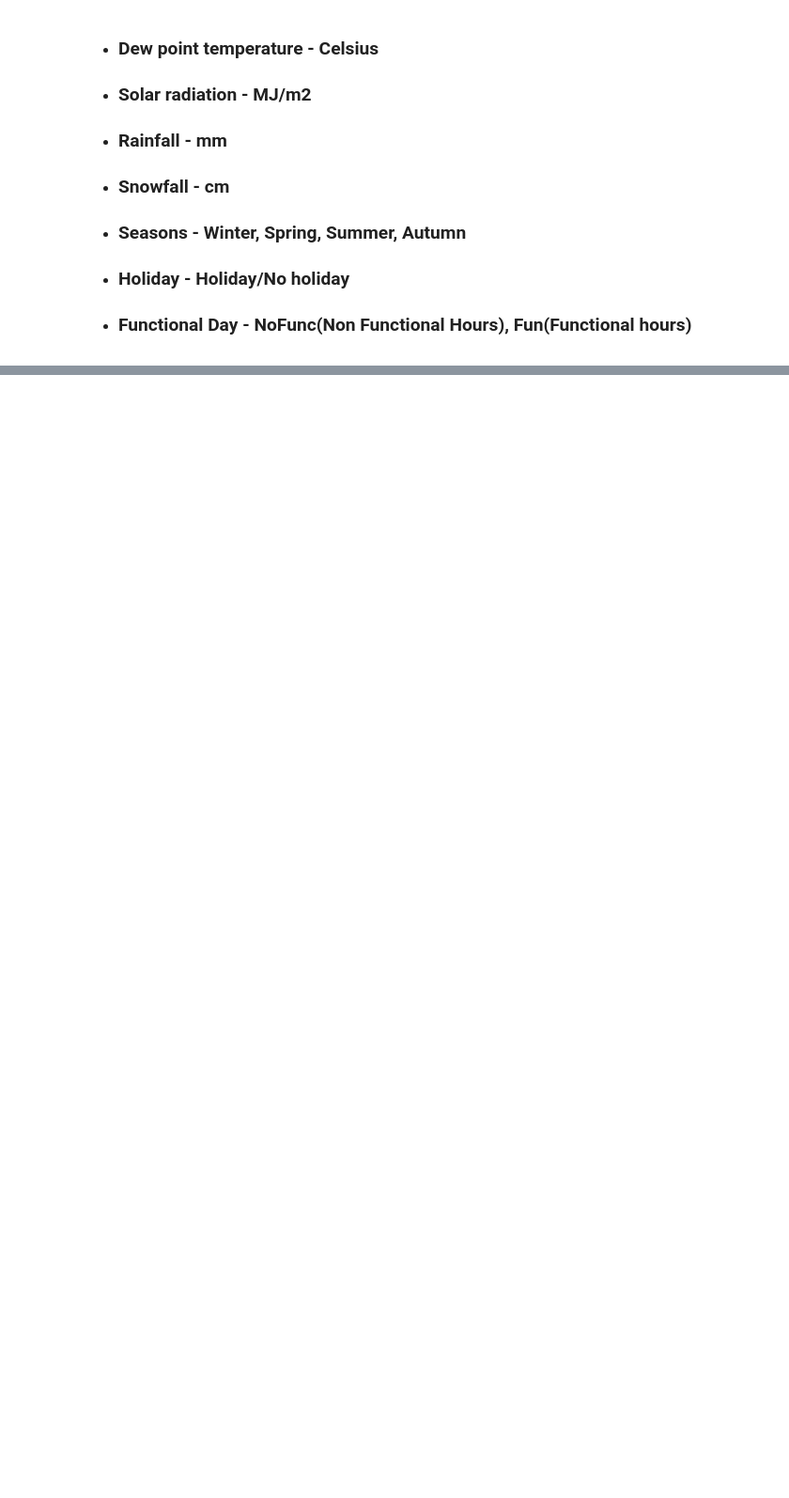
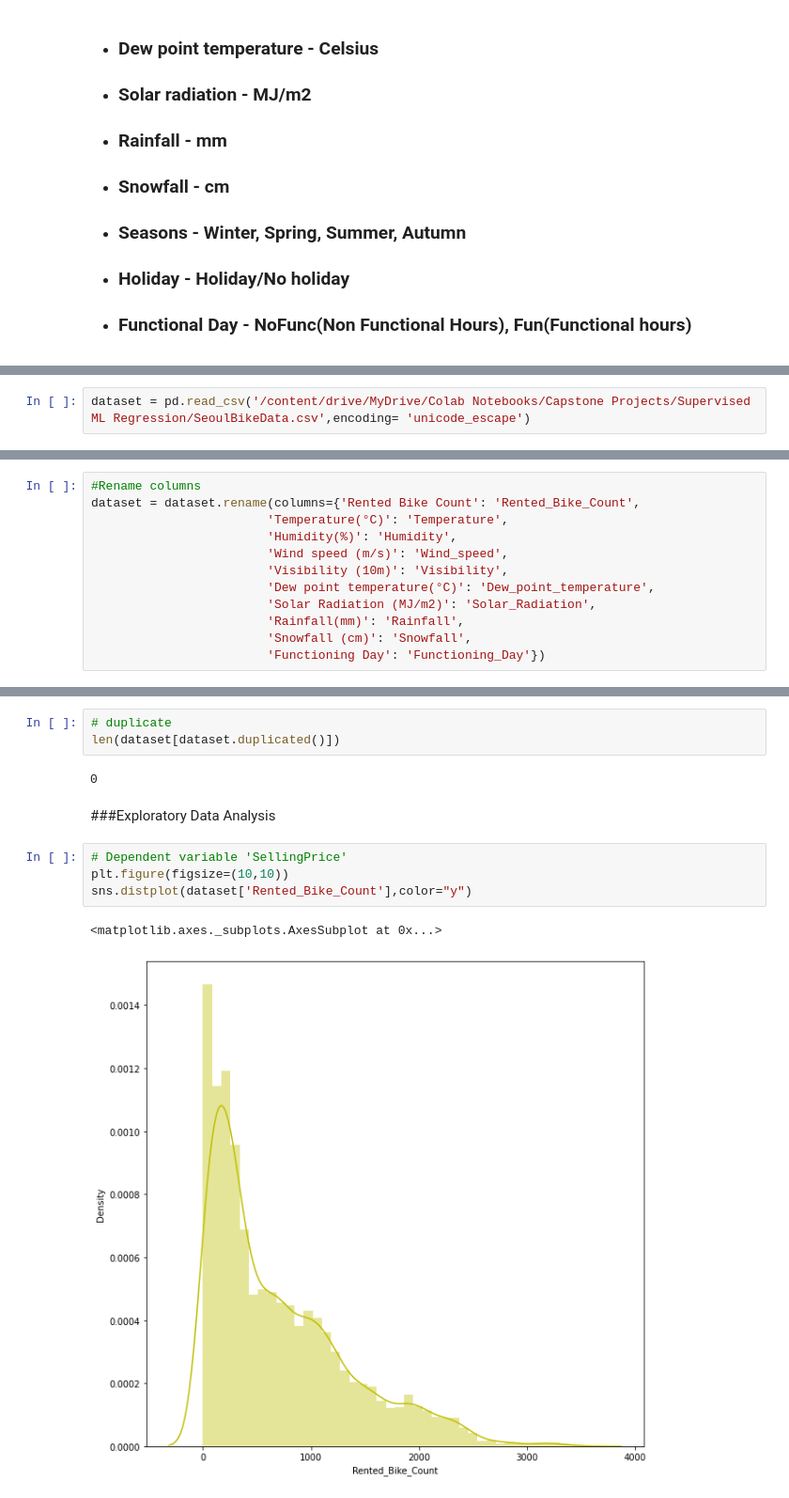
Before and after one commit to anshu57/Bike-Sharing-Demand-Prediction, a Jupyter notebook: Bike_Sharing_Demand_Prediction_Capstone_Project.ipynb, the cells around one changed output, grey strips where cells are left out. Shown at 94% size. Drawn from its saved outputs; the diff is of its cells as text; blank space fills up the shorter version.

```diff
--- a/Bike_Sharing_Demand_Prediction_Capstone_Project.ipynb
+++ b/Bike_Sharing_Demand_Prediction_Capstone_Project.ipynb
@@ -30,0 +56,2 @@
+# %%
+dataset = pd.read_csv('/content/drive/MyDrive/Colab Notebooks/Capstone Projects/Supervised ML Regression/SeoulBikeData.csv',encoding= 'unicode_escape')
@@ -30,0 +93,12 @@
+# %%
+#Rename columns
+dataset = dataset.rename(columns={'Rented Bike Count': 'Rented_Bike_Count',
+                        'Temperature(°C)': 'Temperature',
+                        'Humidity(%)': 'Humidity',
+                        'Wind speed (m/s)': 'Wind_speed',
+                        'Visibility (10m)': 'Visibility',
+                        'Dew point temperature(°C)': 'Dew_point_temperature',
+                        'Solar Radiation (MJ/m2)': 'Solar_Radiation',
+                        'Rainfall(mm)': 'Rainfall',
+                        'Snowfall (cm)': 'Snowfall',
+                        'Functioning Day': 'Functioning_Day'})
@@ -30,0 +120,14 @@
+# %%
+# duplicate
+len(dataset[dataset.duplicated()])
+# %% [output]
+0
+# %% [markdown]
+###Exploratory Data Analysis
+# %%
+# Dependent variable 'SellingPrice'
+plt.figure(figsize=(10,10))
+sns.distplot(dataset['Rented_Bike_Count'],color="y")
+# %% [output]
+<matplotlib.axes._subplots.AxesSubplot at 0x...>
+[figure, added]
```
Also changed, not shown: parts of 9 cells of this notebook.
